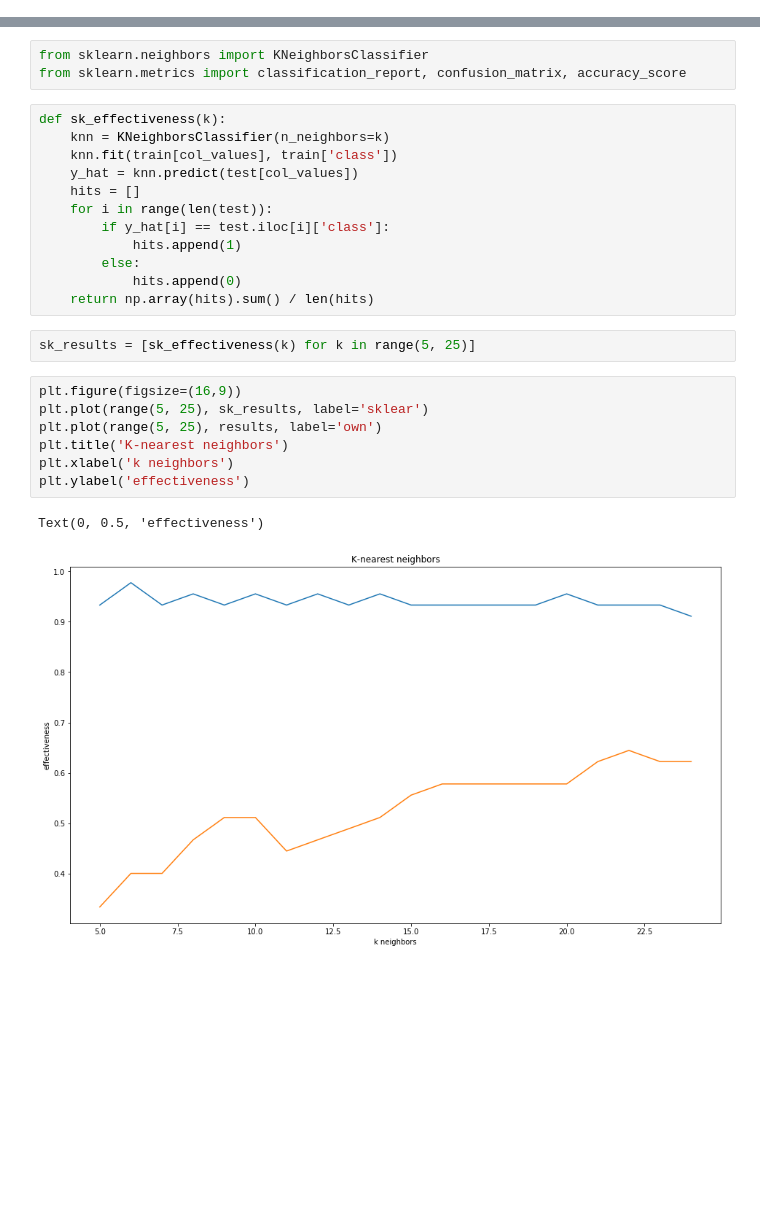
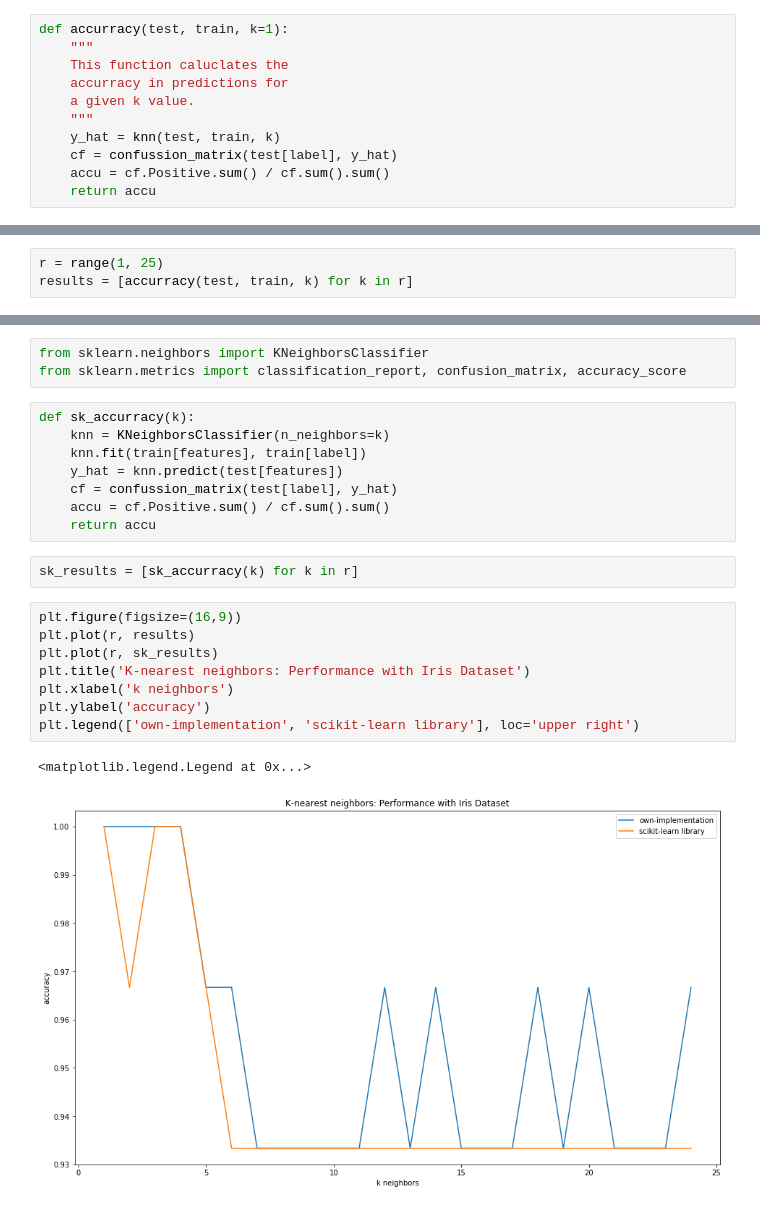
Before and after one commit to jailop/data_science, a Jupyter notebook: k-nearest-neighbor.ipynb, the cells around one changed output, grey strips where cells are left out. Cells and saved outputs as stored; diff of their text form; blank space fills up the shorter version.

```diff
--- a/k-nearest-neighbor.ipynb
+++ b/k-nearest-neighbor.ipynb
@@ -119,0 +232,11 @@ results = [effectiveness(k) for k in range(5, 25)]
+# %%
+def accurracy(test, train, k=1):
+    """
+    This function caluclates the
+    accurracy in predictions for
+    a given k value.
+    """
+    y_hat = knn(test, train, k)
+    cf = confussion_matrix(test[label], y_hat)
+    accu = cf.Positive.sum() / cf.sum().sum()
+    return accu
@@ -120,2 +247,5 @@ results = [effectiveness(k) for k in range(5, 25)]
+# %%
+r = range(1, 25)
+results = [accurracy(test, train, k) for k in r]
 # %%
 plt.figure(figsize=(16,9))
@@ -135,30 +263,27 @@ In this secction, the KNN method implemented in the SKLear library is used. It r
 # %%
 from sklearn.neighbors import KNeighborsClassifier
 from sklearn.metrics import classification_report, confusion_matrix, accuracy_score
-# %%
-def sk_effectiveness(k):
-    knn = KNeighborsClassifier(n_neighbors=k)
-    knn.fit(train[col_values], train['class'])
-    y_hat = knn.predict(test[col_values])
-    hits = []
-    for i in range(len(test)):
-        if y_hat[i] == test.iloc[i]['class']:
-            hits.append(1)
-        else:
-            hits.append(0)
-    return np.array(hits).sum() / len(hits)
+# %%
+def sk_accurracy(k):
+    knn = KNeighborsClassifier(n_neighbors=k)
+    knn.fit(train[features], train[label])
+    y_hat = knn.predict(test[features])
+    cf = confussion_matrix(test[label], y_hat)
+    accu = cf.Positive.sum() / cf.sum().sum()
+    return accu
 # %%
-sk_results = [sk_effectiveness(k) for k in range(5, 25)]
+sk_results = [sk_accurracy(k) for k in r]
 # %%
 plt.figure(figsize=(16,9))
-plt.plot(range(5, 25), sk_results, label='sklear')
-plt.plot(range(5, 25), results, label='own')
-plt.title('K-nearest neighbors')
+plt.plot(r, results)
+plt.plot(r, sk_results)
+plt.title('K-nearest neighbors: Performance with Iris Dataset')
 plt.xlabel('k neighbors')
-plt.ylabel('effectiveness')
+plt.ylabel('accuracy')
+plt.legend(['own-implementation', 'scikit-learn library'], loc='upper right')
 # %% [output]
-Text(0, 0.5, 'effectiveness')
+<matplotlib.legend.Legend at 0x...>
-[figure, old version]
+[figure, new version]
 # %% [markdown]
 **References:**
 
```
Also changed, not shown: parts of 36 cells of this notebook.
